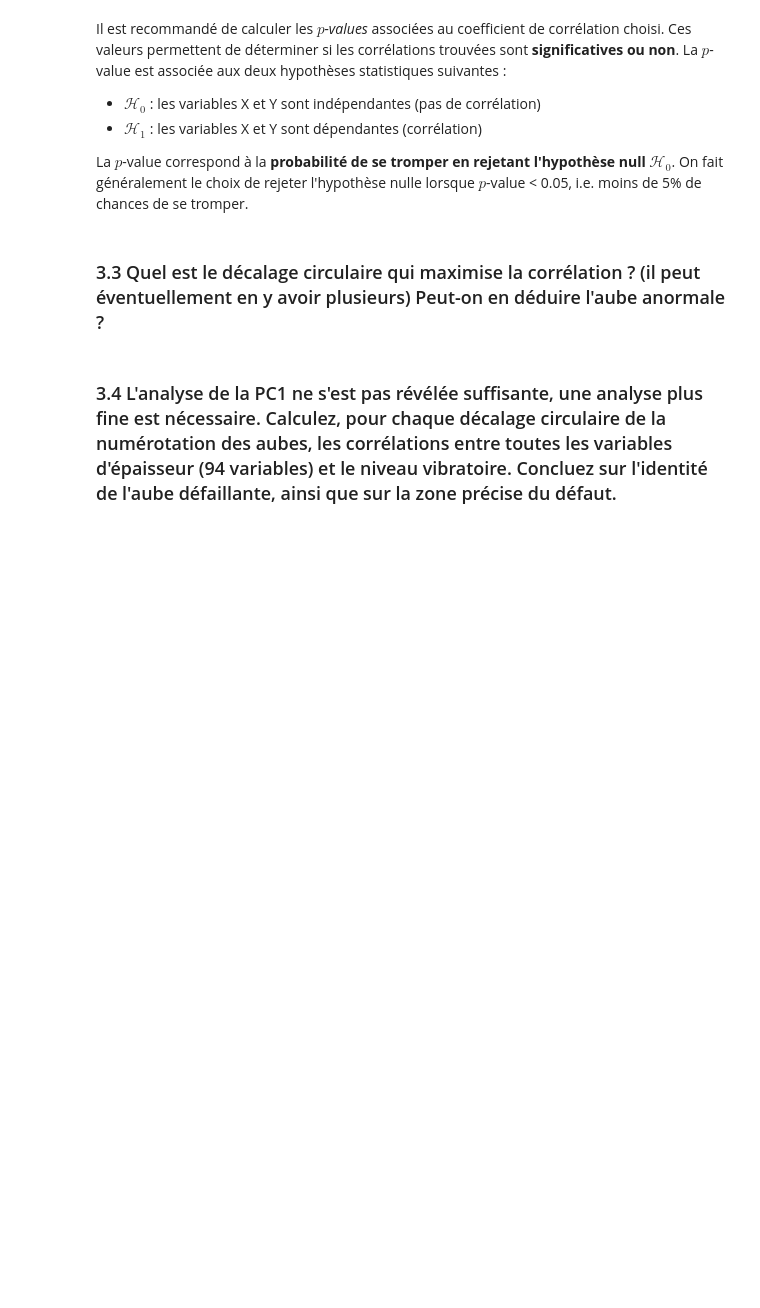
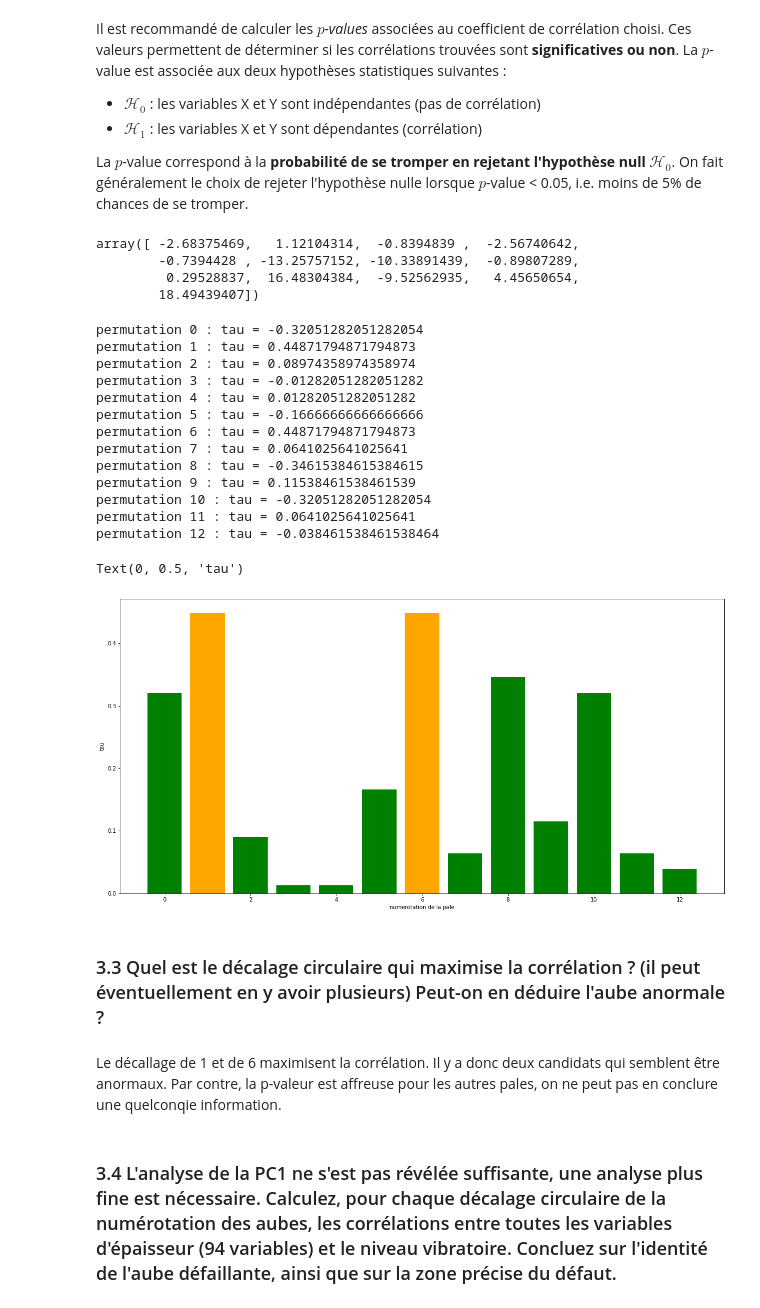
Before and after one commit to KrValentin/stats_descriptives, a Jupyter notebook: TD5/TD5.ipynb, the cells around one changed output. Drawn from its saved outputs; the diff is of its cells as text; code cells hidden in the pictures; blank space fills up the shorter version.

```diff
--- a/TD5/TD5.ipynb
+++ b/TD5/TD5.ipynb
@@ -218,6 +221,11 @@ Il est recommandé de calculer les _$p$-values_ associées au coefficient de cor
 * $\mathcal{H}_1$ : les variables X et Y sont dépendantes (corrélation)
 
 La $p$-value correspond à la **probabilité de se tromper en rejetant l'hypothèse null $\mathcal{H}_0$**. On fait généralement le choix de rejeter l'hypothèse nulle lorsque $p$-value < 0.05, i.e. moins de 5% de chances de se tromper.
+# %%
+col = list([str(i+1) for i in range(94)])
+pca_epaisseur = PCA(n_components=1).fit(geo_norm[col])
+X = np.dot(geo_norm[col],pca_epaisseur.components_[0])
+Y = vibrations['Niveau vibratoire 1FPP (mm)'].values
 # %%
 import math
 def kendall_tau(x, y):
@@ -270,7 +278,50 @@ def kendall_tau(x, y):
         pvalue = 2.0*sum(new)/math.factorial(size) if size < 171 else 0.0
 
     return tau, pvalue
+# %%
+X
+# %% [output]
+array([ -2.68375469,   1.12104314,  -0.8394839 ,  -2.56740642,
+        -0.7394428 , -13.25757152, -10.33891439,  -0.89807289,
+         0.29528837,  16.48304384,  -9.52562935,   4.45650654,
+        18.49439407])
+# %%
+
+perm = []
+tau_v = []
+pval_v = []
+for i in range (len(X)) :
+    tau, pval = kendall_tau(X, Y)
+    X = np.roll(X, shift=1)
+    print(f'permutation {i} : tau = {tau}')
+    perm.append(i)
+    tau_v.append(tau)
+    pval_v.append(pval)
+
+color = ['orange' if p<0.05 else 'green' for p in pval_v]
+fig, ax = plt.subplots(figsize = (20,10))
+ax.bar(perm, np.abs(tau_v), color = color)
+ax.set_xlabel('numerotation de la pale')
+ax.set_ylabel('tau')
+# %% [output]
+permutation 0 : tau = -0.32051282051282054
+permutation 1 : tau = 0.44871794871794873
+permutation 2 : tau = 0.08974358974358974
+permutation 3 : tau = -0.01282051282051282
+permutation 4 : tau = 0.01282051282051282
+permutation 5 : tau = -0.16666666666666666
+permutation 6 : tau = 0.44871794871794873
+permutation 7 : tau = 0.0641025641025641
+permutation 8 : tau = -0.34615384615384615
+permutation 9 : tau = 0.11538461538461539
+permutation 10 : tau = -0.32051282051282054
+permutation 11 : tau = 0.0641025641025641
+permutation 12 : tau = -0.038461538461538464
+Text(0, 0.5, 'tau')
+[figure, added]
 # %% [markdown]
 ### 3.3 Quel est le décalage circulaire qui maximise la corrélation ? (il peut éventuellement en y avoir plusieurs) Peut-on en déduire l'aube anormale ?
+# %% [markdown]
+Le décallage de 1 et de 6 maximisent la corrélation. Il y a donc deux candidats qui semblent être anormaux. Par contre, la p-valeur est affreuse pour les autres pales, on ne peut pas en conclure une quelconqie information.
 # %% [markdown]
 ### 3.4 L'analyse de la PC1 ne s'est pas révélée suffisante, une analyse plus fine est nécessaire. Calculez, pour chaque décalage circulaire de la numérotation des aubes, les corrélations entre toutes les variables d'épaisseur (94 variables) et le niveau vibratoire. Concluez sur l'identité de l'aube défaillante, ainsi que sur la zone précise du défaut.
```
Also changed, not shown: parts of 8 cells of this notebook.
